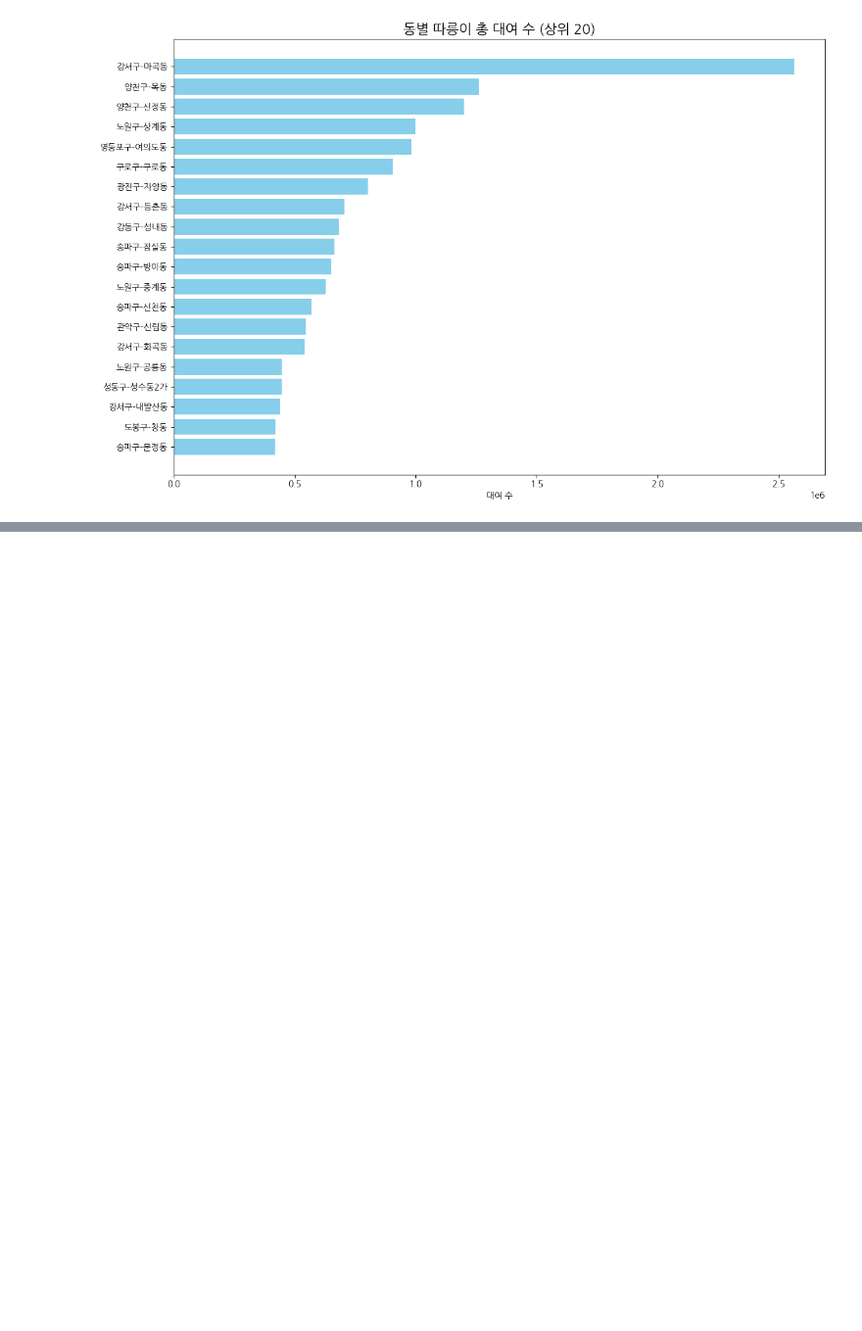
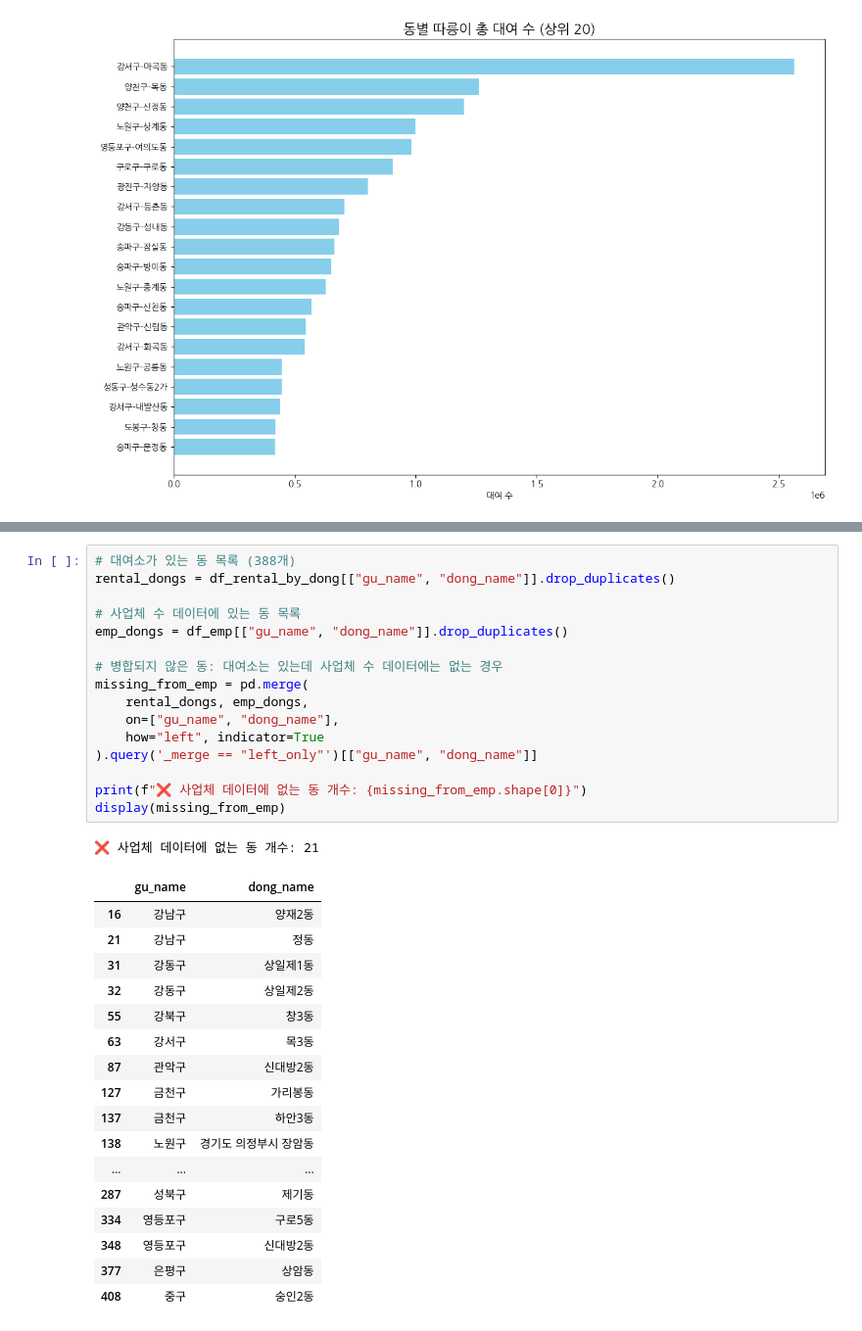
Before and after one commit to jinhyuk2me/Bikecast, a Jupyter notebook: analysis/business_employment.ipynb, the cells around one changed output, grey strips where cells are left out. Shown at 98% size. Cells and saved outputs as stored; diff of their text form; blank space fills up the shorter version.

```diff
--- a/analysis/business_employment.ipynb
+++ b/analysis/business_employment.ipynb
@@ -508,0 +583,35 @@ plt.show()
+# %%
+# 대여소가 있는 동 목록 (388개)
+rental_dongs = df_rental_by_dong[["gu_name", "dong_name"]].drop_duplicates()
+
+# 사업체 수 데이터에 있는 동 목록
+emp_dongs = df_emp[["gu_name", "dong_name"]].drop_duplicates()
+
+# 병합되지 않은 동: 대여소는 있는데 사업체 수 데이터에는 없는 경우
+missing_from_emp = pd.merge(
+    rental_dongs, emp_dongs,
+    on=["gu_name", "dong_name"],
+    how="left", indicator=True
+).query('_merge == "left_only"')[["gu_name", "dong_name"]]
+
+print(f"❌ 사업체 데이터에 없는 동 개수: {missing_from_emp.shape[0]}")
+display(missing_from_emp)
+# %% [output]
+❌ 사업체 데이터에 없는 동 개수: 21
+|  | gu_name | dong_name |
+| 16 | 강남구 | 양재2동 |
+| 21 | 강남구 | 정동 |
+| 31 | 강동구 | 상일제1동 |
+| 32 | 강동구 | 상일제2동 |
+| 55 | 강북구 | 창3동 |
+| 63 | 강서구 | 목3동 |
+| 87 | 관악구 | 신대방2동 |
+| 127 | 금천구 | 가리봉동 |
+| 137 | 금천구 | 하안3동 |
+| 138 | 노원구 | 경기도 의정부시 장암동 |
+| ... | ... | ... |
+| 287 | 성북구 | 제기동 |
+| 334 | 영등포구 | 구로5동 |
+| 348 | 영등포구 | 신대방2동 |
+| 377 | 은평구 | 상암동 |
+| 408 | 중구 | 숭인2동 |
```
Also changed, not shown: parts of 5 cells of this notebook.
